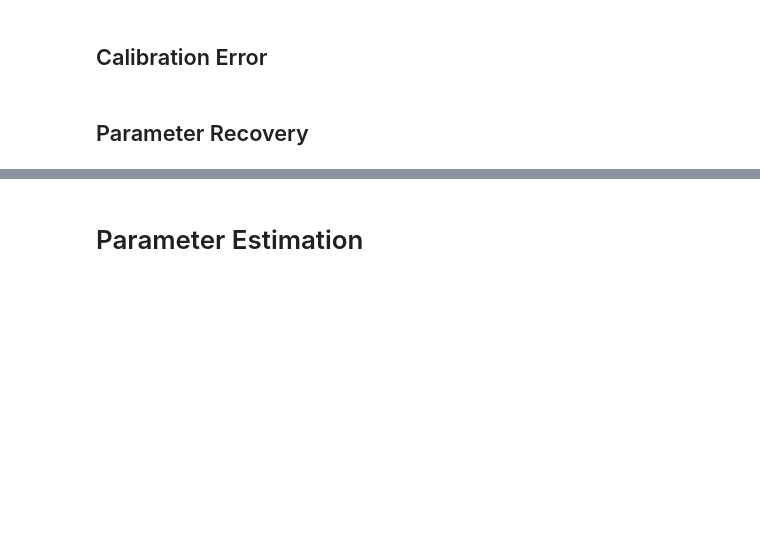
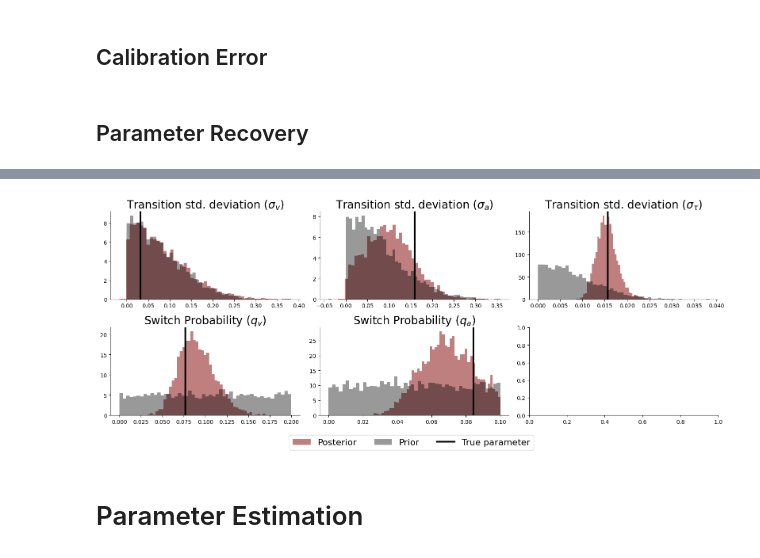
Before and after one commit to bayesflow-org/Non-Stationary-DDM-Validation, a Jupyter notebook: applications/inference/notebooks/mixture_random_walk_estimation.ipynb, the cells around one changed output, grey strips where cells are left out. Saved outputs shown, nothing was run; the diff lists cells and outputs as text; code cells hidden in the pictures; blank space fills up the shorter version.

```diff
--- a/applications/inference/notebooks/mixture_random_walk_estimation.ipynb
+++ b/applications/inference/notebooks/mixture_random_walk_estimation.ipynb
@@ -82,3 +110,31 @@ f = beef.diagnostics.plot_losses(history)
+# %%
+hyper_post_samples = samples['global_samples'] * model.hyper_prior_std + model.hyper_prior_mean
+hyper_prior_draws = model.prior(NUM_SAMPLES)['hyper_parameters']
+# %%
+fig, axarr = plt.subplots(2, 3, figsize=(16, 6))
+for i, ax in enumerate(axarr.flat):
+    if i == 5:
+        break
+    ax.hist(hyper_post_samples[:, i], density=True, bins=50,
+                 color='maroon', alpha=0.5, label='Posterior')
+    ax.hist(hyper_prior_draws[:, i], density=True, bins=50,
+                 color='black', alpha=0.4, label='Prior')
+    ax.axvline(true_hyper_params[0, i], color='black',
+               label='True parameter', lw=3)
+
+    if i < 3:
+        ax.set_title(f'{MACRO_PARAM_LABELS[0]} (${MACRO_PARAM_NAMES[0]}_{MICRO_PARAM_NAMES[i]}$)', fontsize=20)
+    else:
+        ax.set_title(f'{MACRO_PARAM_LABELS[1]} (${MACRO_PARAM_NAMES[1]}_{MICRO_PARAM_NAMES[i-3]}$)', fontsize=20)
+
+    if i == 0:
+        fig.legend(fontsize=16, loc='center',
+                 bbox_to_anchor=(0.5, -0.05), ncol=4)
+
+fig.tight_layout()
+sns.despine()
+# %% [output]
+[figure, added]
 # %% [markdown]
 # Parameter Estimation
 # %%
```
Also changed, not shown: parts of 16 cells of this notebook, 2 other files.
